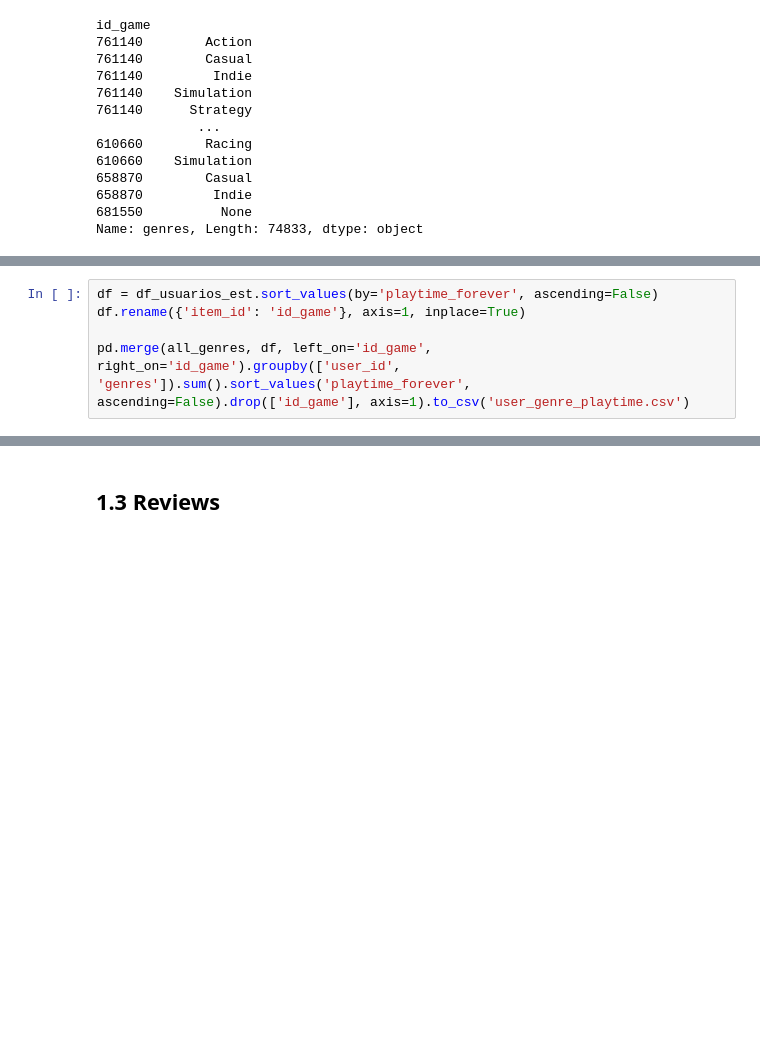
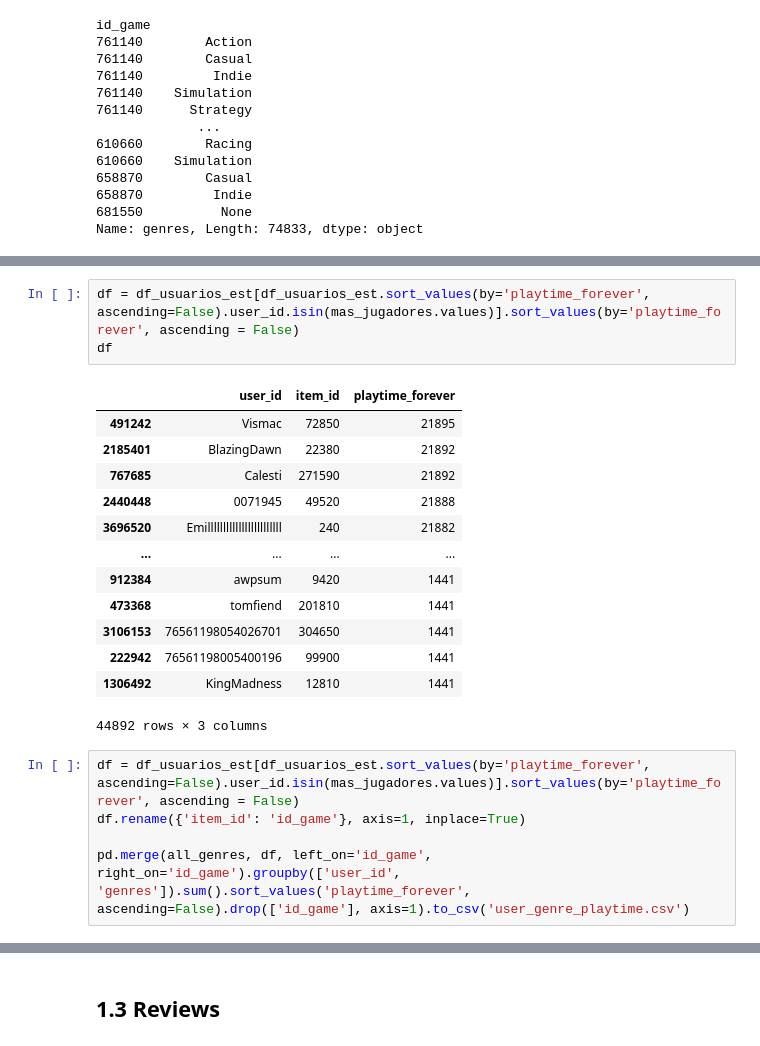
Before and after one commit to javierbengolea/PI_ML_OPS, a Jupyter notebook: main.ipynb, the cells around one changed output, grey strips where cells are left out. Saved outputs shown, nothing was run; the diff lists cells and outputs as text; blank space fills up the shorter version.

```diff
--- a/main.ipynb
+++ b/main.ipynb
@@ -1141,5 +1170,22 @@ Name: genres, Length: 74833, dtype: object
+# %%
+df = df_usuarios_est[df_usuarios_est.sort_values(by='playtime_forever', ascending=False).user_id.isin(mas_jugadores.values)].sort_values(by='playtime_forever', ascending = False)
+df
+# %% [output]
+|  | user_id | item_id | playtime_forever |
+| 491242 | Vismac | 72850 | 21895 |
+| 2185401 | BlazingDawn | 22380 | 21892 |
+| 767685 | Calesti | 271590 | 21892 |
+| 2440448 | 0071945 | 49520 | 21888 |
+| 3696520 | Emillllllllllllllllllllllll | 240 | 21882 |
+| ... | ... | ... | ... |
+| 912384 | awpsum | 9420 | 1441 |
+| 473368 | tomfiend | 201810 | 1441 |
+| 3106153 | 76561198054026701 | 304650 | 1441 |
+| 222942 | 76561198005400196 | 99900 | 1441 |
+| 1306492 | KingMadness | 12810 | 1441 |
+44892 rows × 3 columns
 # %%
-df = df_usuarios_est.sort_values(by='playtime_forever', ascending=False)
+df = df_usuarios_est[df_usuarios_est.sort_values(by='playtime_forever', ascending=False).user_id.isin(mas_jugadores.values)].sort_values(by='playtime_forever', ascending = False)
 df.rename({'item_id': 'id_game'}, axis=1, inplace=True)
 
 pd.merge(all_genres, df, left_on='id_game', right_on='id_game').groupby(['user_id', 'genres']).sum().sort_values('playtime_forever', ascending=False).drop(['id_game'], axis=1).to_csv('user_genre_playtime.csv')
```
Also changed, not shown: parts of 7 cells of this notebook, 1 other file.
